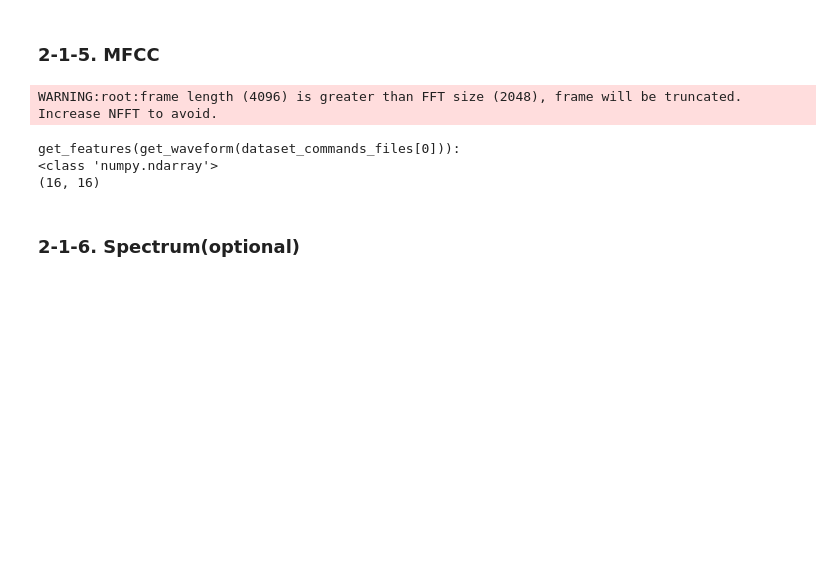
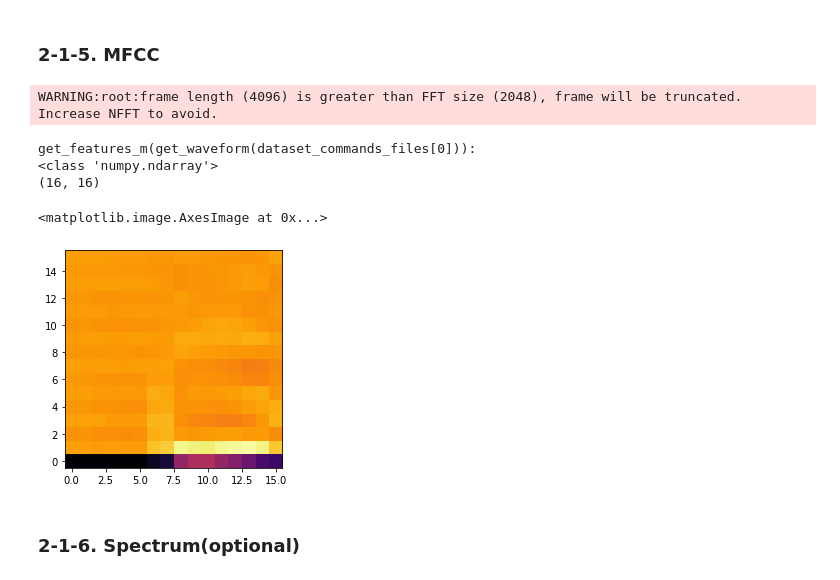
Before and after one commit to KYE2138/PJ_SpeechCommandRecognition, a Jupyter notebook: Train/train.ipynb, the cells around one changed output. Saved outputs shown, nothing was run; the diff lists cells and outputs as text; code cells hidden in the pictures; blank space fills up the shorter version.

```diff
--- a/Train/train.ipynb
+++ b/Train/train.ipynb
@@ -202,41 +168,46 @@ get_label_id(get_label(dataset_commands_filepaths[0]):
 ### 2-1-5. MFCC
 # %%
 import python_speech_features
-def get_features(waveform):
+import matplotlib.pyplot as plt
+def get_features_m(waveform):
     # Zero-padding for an audio waveform with less than 16,000 samples.
     #input_len = 16000
     #waveform = waveform[:input_len]
     # np.shape(waveform) =  (16000,)
     zero_padding = np.zeros( (16000-np.shape(waveform)[0],), dtype=np.float32)
     # Cast the waveform tensors with np.float32
     waveform = np.cast['float32'](waveform)
     # Concatenate the waveform with `zero_padding`, which ensures all audio clips are of the same length.
     equal_length = np.concatenate([waveform, zero_padding], 0)
 
     sample_rate = 16000
     num_mfcc = 16
     len_mfcc = 40
     mfccs = python_speech_features.base.mfcc(equal_length,
                                             samplerate=sample_rate,
                                             winlen=0.256,
                                             winstep=0.050,
                                             numcep=num_mfcc,
                                             nfilt=26,
                                             nfft=2048,
                                             preemph=0.0,
                                             ceplifter=0,
                                             appendEnergy=False,
                                             winfunc=np.hanning)
     return mfccs.transpose()
-tmp = get_features(get_waveform(dataset_commands_filepaths[0]))
-print ('get_features(get_waveform(dataset_commands_files[0])):')
+tmp = get_features_m(get_waveform(dataset_commands_filepaths[0]))
+print ('get_features_m(get_waveform(dataset_commands_files[0])):')
 print (type(tmp))
 print (tmp.shape)
 #print (tmp)
+fig = plt.figure()
+plt.imshow(tmp, cmap='inferno', origin='lower')
 # %% [output]
 WARNING:root:frame length (4096) is greater than FFT size (2048), frame will be truncated. Increase NFFT to avoid.
-get_features(get_waveform(dataset_commands_files[0])):
+get_features_m(get_waveform(dataset_commands_files[0])):
 <class 'numpy.ndarray'>
 (16, 16)
+<matplotlib.image.AxesImage at 0x...>
+[figure, added]
 # %% [markdown]
 ### 2-1-6. Spectrum(optional)
```
Also changed, not shown: parts of 23 cells of this notebook.
